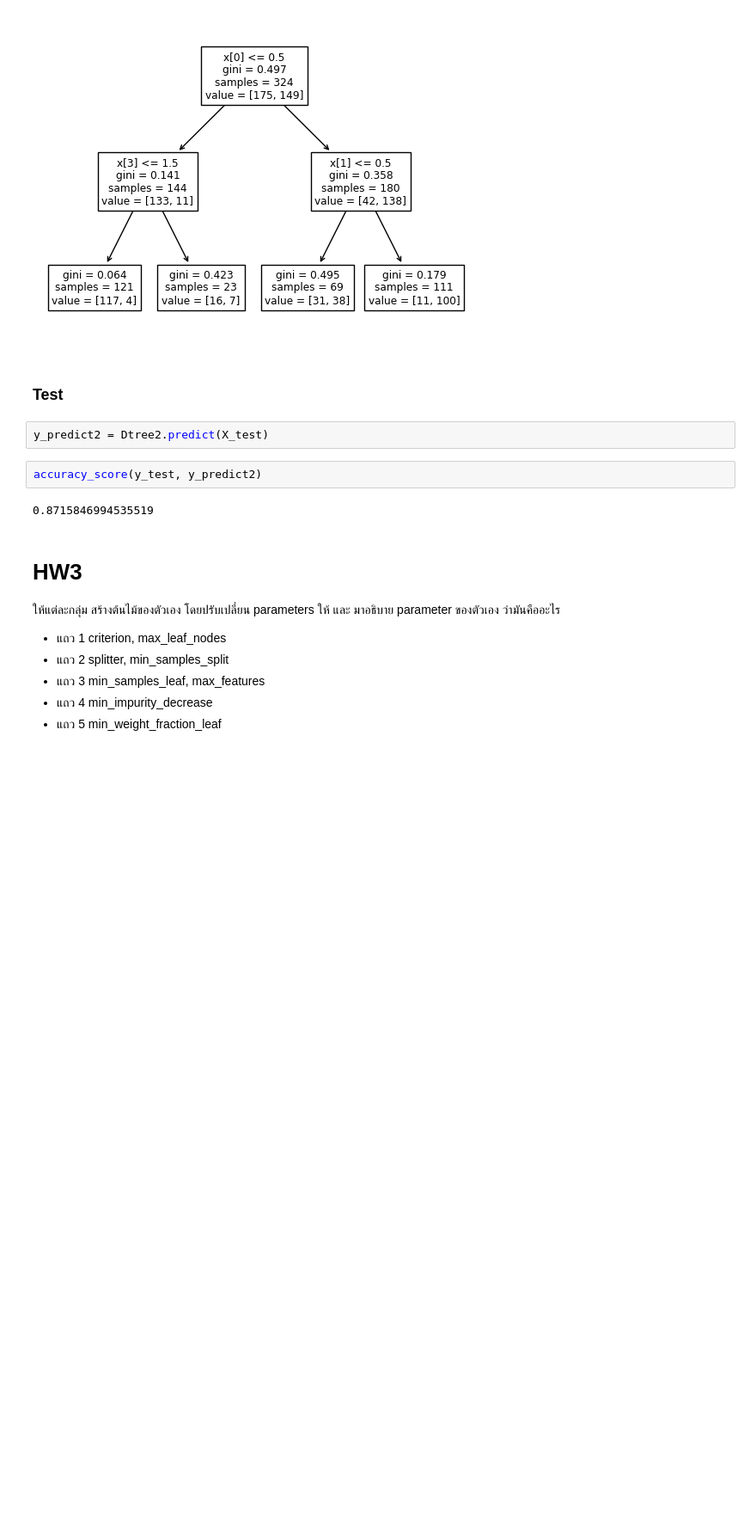
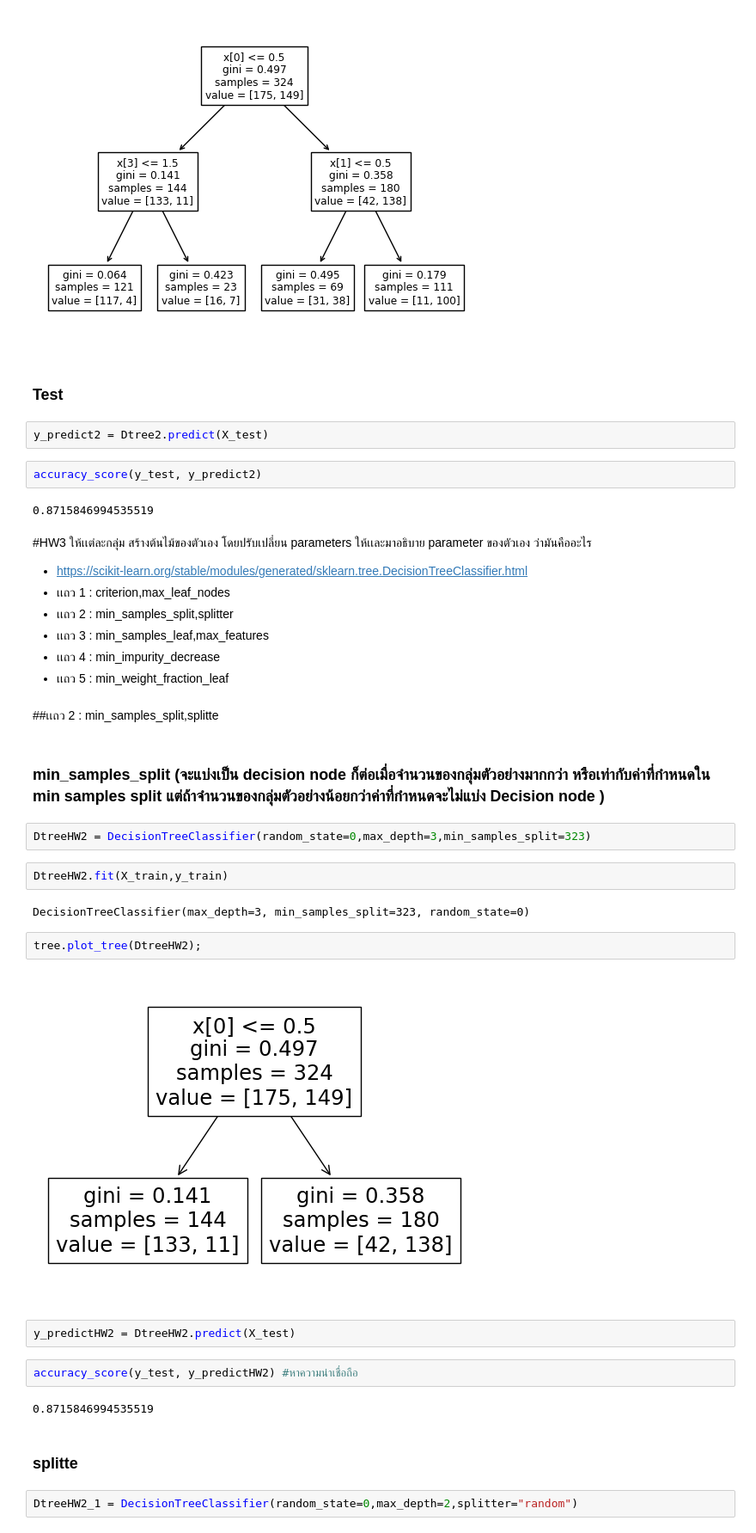
Before and after one commit to Sashimimeow/BSC_DPDM23, a Jupyter notebook: Classification.ipynb, the cells around one changed output. Shown at 86% size. Saved outputs shown, nothing was run; the diff lists cells and outputs as text; blank space fills up the shorter version.

```diff
--- a/Classification.ipynb
+++ b/Classification.ipynb
@@ -266,12 +264,35 @@ accuracy_score(y_test, y_predict2)
 # %% [output]
 0.8715846994535519
 # %% [markdown]
-# HW3
-
-ให้แต่ละกลุ่ม สร้างต้นไม้ของตัวเอง โดยปรับเปลี่ยน parameters ให้ และ มาอธิบาย parameter ของตัวเอง ว่ามันคืออะไร
-
-- แถว 1 criterion, max_leaf_nodes
-- แถว 2 splitter, min_samples_split
-- แถว 3 min_samples_leaf, max_features
-- แถว 4 min_impurity_decrease
-- แถว 5 min_weight_fraction_leaf
+#HW3
+ให้เเต่ละกลุ่ม สร้างต้นไม้ของตัวเอง โดยปรับเปลี่ยน parameters ให้เเละมาอธิบาย parameter ของตัวเอง ว่ามันคืออะไร
+* https://scikit-learn.org/stable/modules/generated/sklearn.tree.DecisionTreeClassifier.html
+* เเถว 1 : criterion,max_leaf_nodes
+* เเถว 2 : min_samples_split,splitter
+* เเถว 3 : min_samples_leaf,max_features
+* เเถว 4 : min_impurity_decrease
+* เเถว 5 : min_weight_fraction_leaf
+# %% [markdown]
+##เเถว 2 : min_samples_split,splitte
+# %% [markdown]
+### min_samples_split (จะแบ่งเป็น decision node ก็ต่อเมื่อจำนวนของกลุ่มตัวอย่างมากกว่า หรือเท่ากับค่าที่กำหนดใน min samples split แต่ถ้าจำนวนของกลุ่มตัวอย่างน้อยกว่าค่าที่กำหนดจะไม่แบ่ง Decision node )
+# %%
+DtreeHW2 = DecisionTreeClassifier(random_state=0,max_depth=3,min_samples_split=323)
+# %%
+DtreeHW2.fit(X_train,y_train)
+# %% [output]
+DecisionTreeClassifier(max_depth=3, min_samples_split=323, random_state=0)
+# %%
+tree.plot_tree(DtreeHW2);
+# %% [output]
+[figure, added]
+# %%
+y_predictHW2 = DtreeHW2.predict(X_test)
+# %%
+accuracy_score(y_test, y_predictHW2) #หาความน่าเชื่อถือ
+# %% [output]
+0.8715846994535519
+# %% [markdown]
+### splitte
+# %%
+DtreeHW2_1 = DecisionTreeClassifier(random_state=0,max_depth=2,splitter="random")
```
Also changed, not shown: parts of 26 cells of this notebook.
